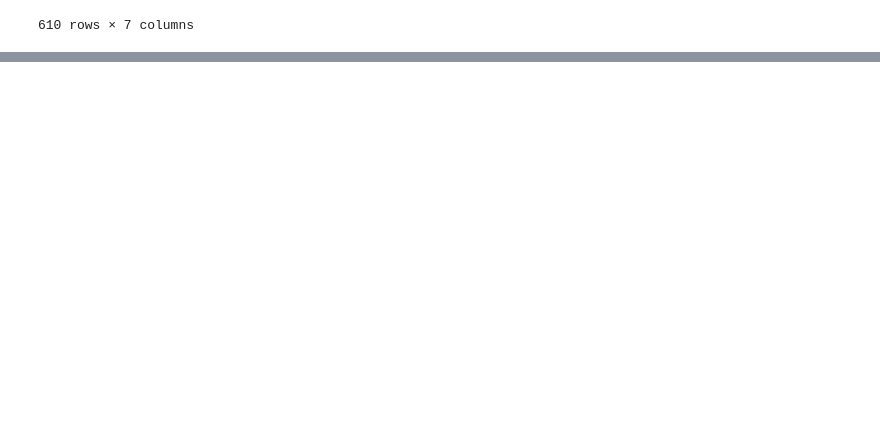
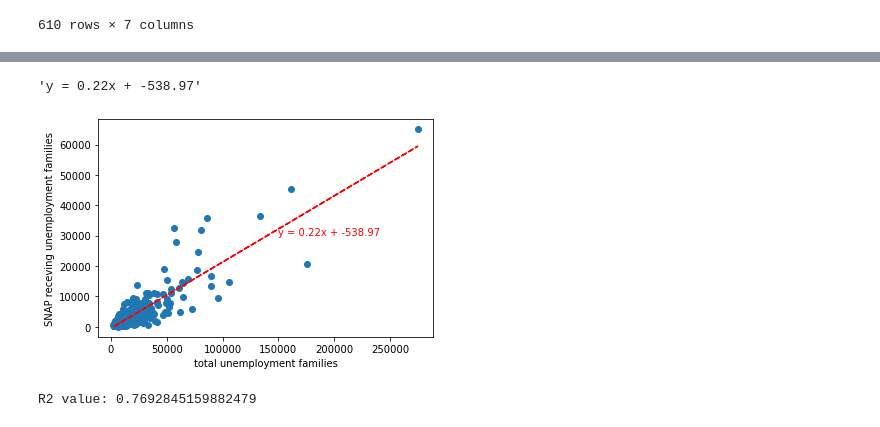
Before and after one commit to datakind/BDT_DataDive_Dec22, a Jupyter notebook: unemployment/data_cleaning.ipynb, the cells around one changed output, grey strips where cells are left out. Saved outputs shown, nothing was run; the diff lists cells and outputs as text; code cells hidden in the pictures; blank space fills up the shorter version.

```diff
--- a/unemployment/data_cleaning.ipynb
+++ b/unemployment/data_cleaning.ipynb
@@ -201,0 +210,8 @@ df_cleaned.to_csv('df_cleaned.csv')
+# %%
+from scipy import stats
+# Perform a linear regression on total unemployment vs. SNAP receving unemployment
+(slope, yIntercept, rvalue, pvalue, sterr) = stats.linregress(df_cleaned["Families with No workers in past year"], df_cleaned["Families receiving food stamps/SNAP with No workers in past year"])
+
+# Get regression values (list) - y = mx + b
+regressValues = (df_cleaned["Families with No workers in past year"] * slope) + yIntercept
+regressValues
@@ -201,0 +231,23 @@ df_cleaned.to_csv('df_cleaned.csv')
+# %%
+# Create line equation string - y = mx + b
+lineEQ = f"y = {slope:.2f}x + {yIntercept:.2f}"
+lineEQ
+# %% [output]
+'y = 0.22x + -538.97'
+# %%
+# Create Plot
+plt.scatter(df_cleaned["Families with No workers in past year"], df_cleaned["Families receiving food stamps/SNAP with No workers in past year"])
+plt.plot(df_cleaned["Families with No workers in past year"], regressValues, "r--")
+plt.xlabel("total unemployment families")
+plt.ylabel("SNAP receving unemployment families")
+
+# Label plot and annotate the line equation
+plt.annotate(lineEQ,(150000,30000),fontsize=10,color="r")
+
+plt.show()
+
+# Print r square value
+print(f"R2 value: {rvalue**2}")
+# %% [output]
+[figure, added]
+R2 value: 0.7692845159882479
```
Also changed, not shown: parts of 4 cells of this notebook.
